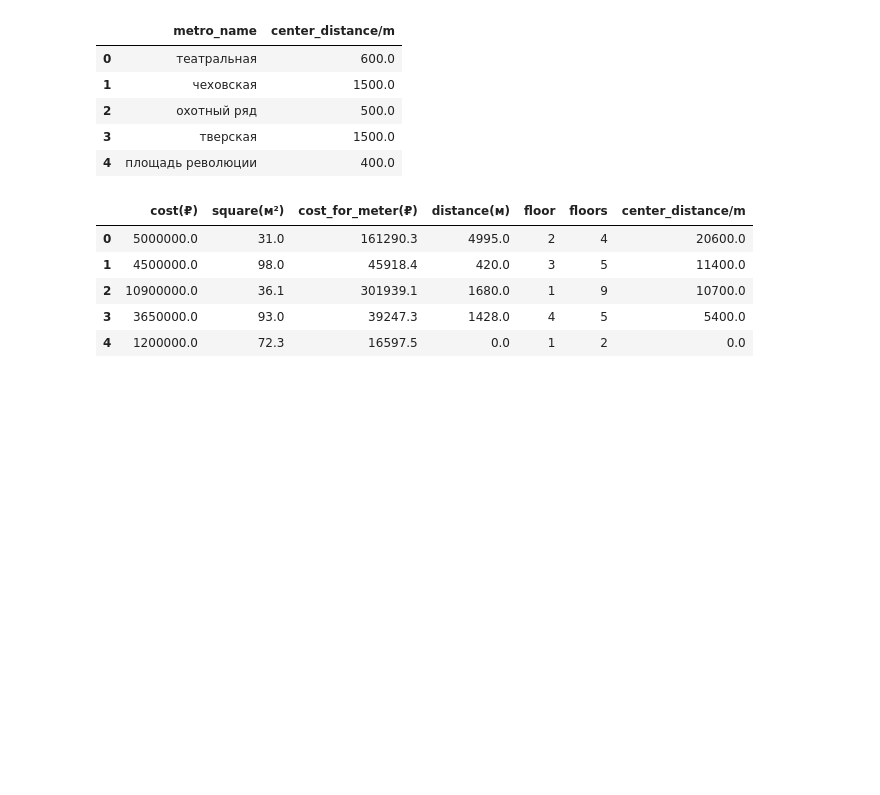
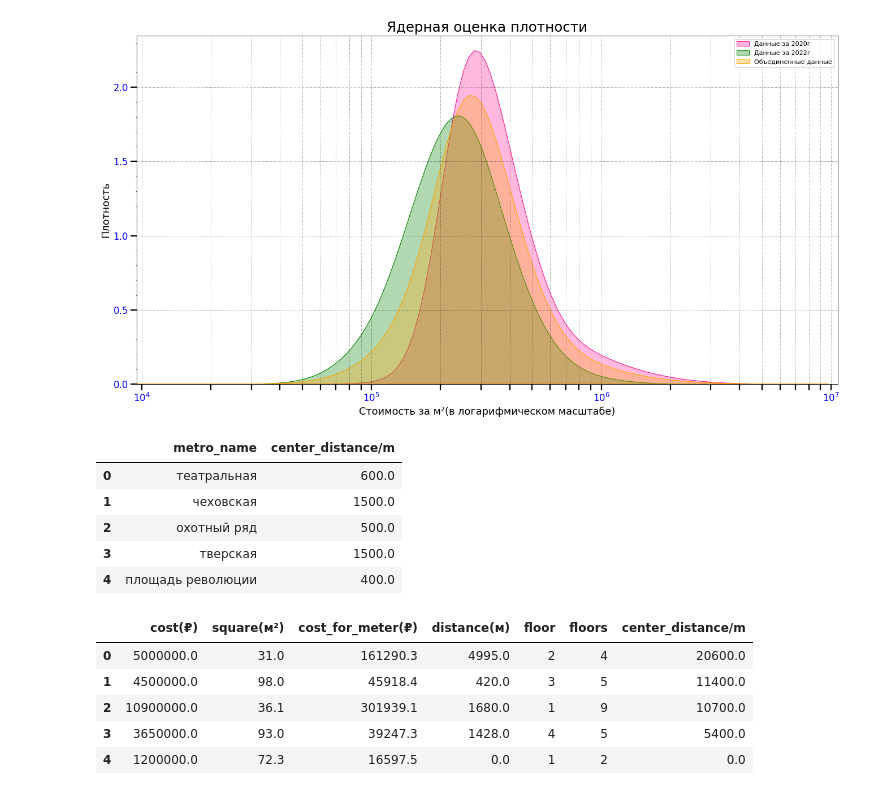
Before and after one commit to Gabuchev/Apartments-in-Moscow---The-simplest-recommendation-system, a Jupyter notebook: RecSysV1.ipynb, the cells around one changed output. Drawn from its saved outputs; the diff is of its cells as text; code cells hidden in the pictures; blank space fills up the shorter version.

```diff
--- a/RecSysV1.ipynb
+++ b/RecSysV1.ipynb
@@ -144,6 +144,11 @@ plt.title('Ядерная оценка плотности', fontsize=22)
 plt.legend()
 #обновление графика вне интер-актива
 plt.show()
+# %%
+from IPython import display
+display.Image("Log_all.png")
+# %% [output]
+[figure, added]
 # %%
 #Парсер удаленности метро от центра
 
```
